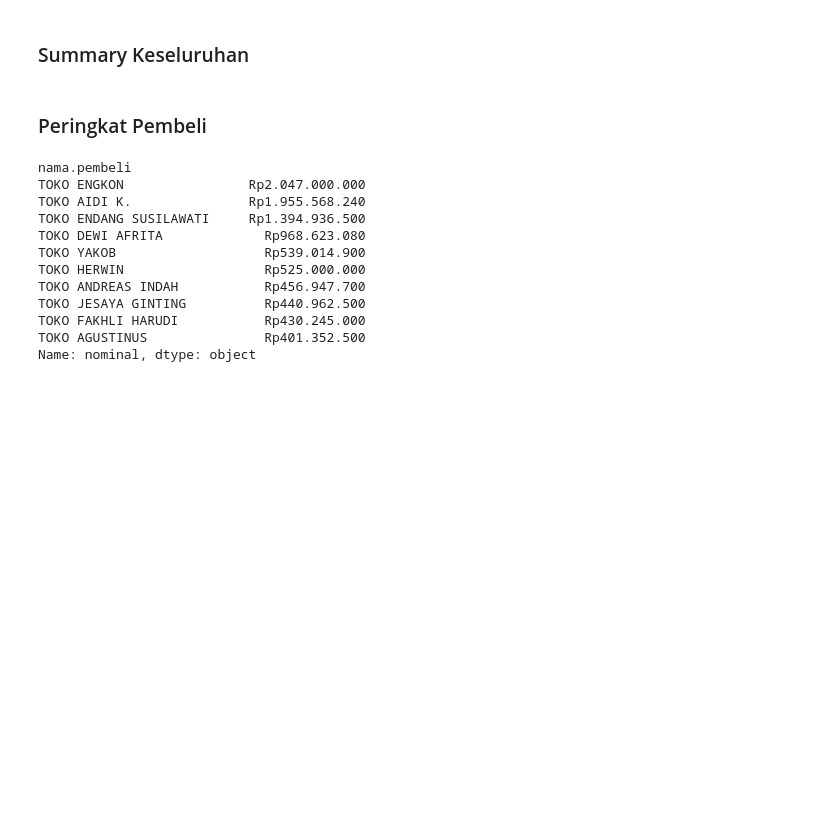
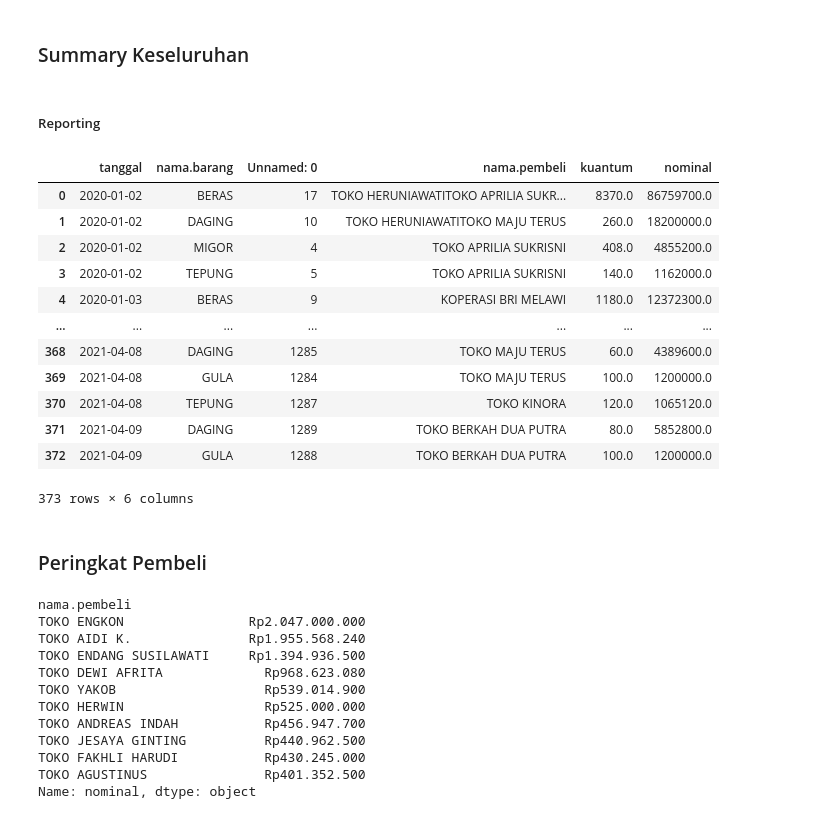
Before and after one commit to Silver4sh/Data-toko-sembako, a Jupyter notebook: sys/data-toko-sembako.ipynb, the cells around one changed output. Saved outputs shown, nothing was run; the diff lists cells and outputs as text; code cells hidden in the pictures; blank space fills up the shorter version.

```diff
--- a/sys/data-toko-sembako.ipynb
+++ b/sys/data-toko-sembako.ipynb
@@ -15,6 +15,27 @@ jml_barang_masuk = df_pemasukan_barang.groupby([pd.Grouper(key='nama.barang')]).
 jml_barang_dijual = df_penjualan_barang.groupby([pd.Grouper(key='nama.barang')]).sum().kuantum
 total_pemasukan = df_penjualan_barang.groupby([pd.Grouper(key='nama.barang')]).sum().nominal
 sisa_stock = jml_barang_masuk - jml_barang_dijual
+# %% [markdown]
+##### Reporting
+# %%
+data_pemasukan = df_pemasukan_barang.groupby(['tanggal', 'nama.barang'], as_index=False).sum()
+data_penjualan = df_penjualan_barang.groupby(['tanggal', 'nama.barang'], as_index=False).sum()
+
+data_penjualan
+# %% [output]
+|  | tanggal | nama.barang | Unnamed: 0 | nama.pembeli | kuantum | nominal |
+| 0 | 2020-01-02 | BERAS | 17 | TOKO HERUNIAWATITOKO APRILIA SUKR... | 8370.0 | 86759700.0 |
+| 1 | 2020-01-02 | DAGING | 10 | TOKO HERUNIAWATITOKO MAJU TERUS | 260.0 | 18200000.0 |
+| 2 | 2020-01-02 | MIGOR | 4 | TOKO APRILIA SUKRISNI | 408.0 | 4855200.0 |
+| 3 | 2020-01-02 | TEPUNG | 5 | TOKO APRILIA SUKRISNI | 140.0 | 1162000.0 |
+| 4 | 2020-01-03 | BERAS | 9 | KOPERASI BRI MELAWI | 1180.0 | 12372300.0 |
+| ... | ... | ... | ... | ... | ... | ... |
+| 368 | 2021-04-08 | DAGING | 1285 | TOKO MAJU TERUS | 60.0 | 4389600.0 |
+| 369 | 2021-04-08 | GULA | 1284 | TOKO MAJU TERUS | 100.0 | 1200000.0 |
+| 370 | 2021-04-08 | TEPUNG | 1287 | TOKO KINORA | 120.0 | 1065120.0 |
+| 371 | 2021-04-09 | DAGING | 1289 | TOKO BERKAH DUA PUTRA | 80.0 | 5852800.0 |
+| 372 | 2021-04-09 | GULA | 1288 | TOKO BERKAH DUA PUTRA | 100.0 | 1200000.0 |
+373 rows × 6 columns
 # %% [markdown]
 ### Peringkat Pembeli
 # %%
```
Also changed, not shown: parts of 2 cells of this notebook.
